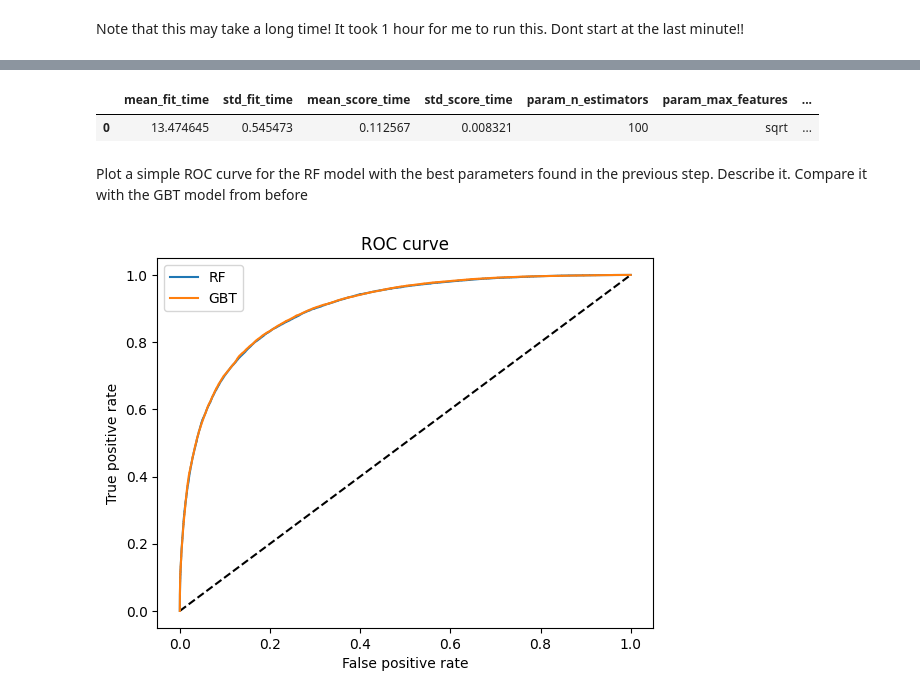
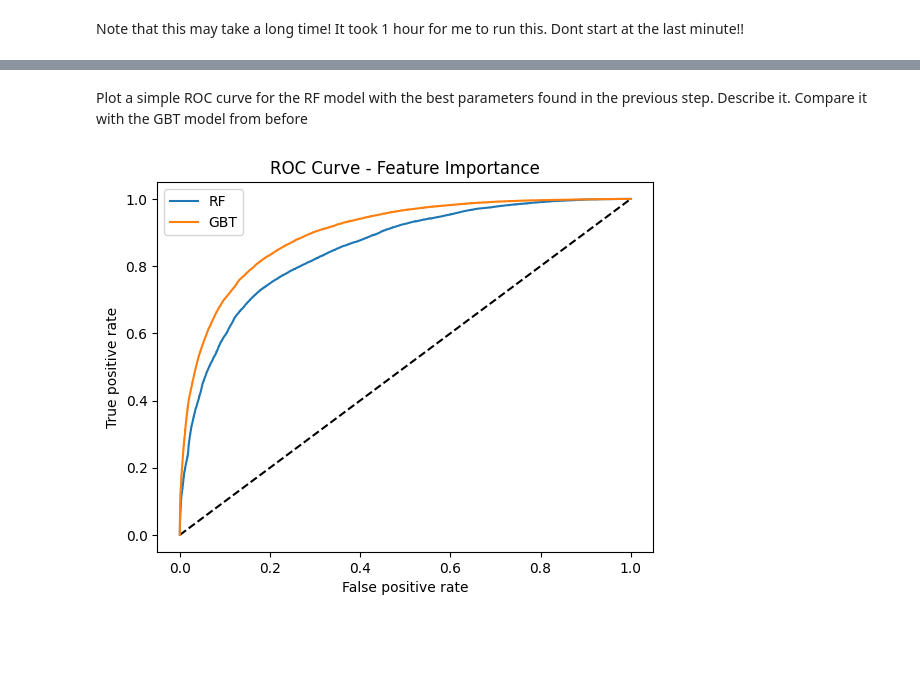
Before and after one commit to TJTomas/DSPS_TTomaszewski, a Jupyter notebook: HW8/Tomaszewski_higgsbosonSearch.ipynb, the cells around one changed output, grey strips where cells are left out. Cells and saved outputs as stored; diff of their text form; code cells hidden in the pictures; blank space fills up the shorter version.

```diff
--- a/HW8/Tomaszewski_higgsbosonSearch.ipynb
+++ b/HW8/Tomaszewski_higgsbosonSearch.ipynb
@@ -276,9 +275,9 @@ Parameters currently in use:
 {'bootstrap': True, 'ccp_alpha': 0.0, 'class_weight': None, 'criterion': 'gini', 'max_depth': None, 'max_features': 'sqrt', 'max_leaf_nodes': None, 'max_samples': None, 'min_impurity_decrease': 0.0, ' ...
 # %%
 #now control some hyperparameters
-rf = RandomForestClassifier(n_estimators=100, max_depth=10, random_state=0)
+rf_tree = RandomForestClassifier(n_estimators=100, max_depth=3, random_state=0)
 # %%
-gbt = GradientBoostingClassifier(n_estimators=100, max_depth=3, random_state=0)
+gbt_tree = GradientBoostingClassifier(n_estimators=100, max_depth=3, random_state=0)
 # %%
-rf.fit(train_x, train_y)
+rf_tree.fit(train_x, train_y)
 # %% [output]
@@ -286,5 +285,5 @@ RandomForestClassifier(max_depth=10, random_state=0)
 # %%
-gbt.fit(train_x, train_y)
+gbt_tree.fit(train_x, train_y)
 # %% [output]
 GradientBoostingClassifier(random_state=0)
 # %% [markdown]
@@ -585,27 +583,23 @@ Best score is 0.8324933333333333
 # %%
 df = pd.DataFrame(random_search.cv_results_) # this shows the result for the given parameters
-df
-# %% [output]
-|  | mean_fit_time | std_fit_time | mean_score_time | std_score_time | param_n_estimators | param_max_features | ... |
-| 0 | 13.474645 | 0.545473 | 0.112567 | 0.008321 | 100 | sqrt | ... |
 # %% [markdown]
 Plot a simple  ROC curve for the RF model with the best parameters found in the previous step. Describe it. Compare it with the GBT model from before
 # %%
 # The random forest model by itself
-y_pred_grd_rfcat = rf.predict_proba(test_x)[:, 1]
-y_pred_grd_gbtcat = gbt.predict_proba(test_x)[:, 1]
+y_pred_grd_rfcat = rf_tree.predict_proba(test_x)[:, 1]
+y_pred_grd_gbtcat = gbt_tree.predict_proba(test_x)[:, 1]
 
 fpr_rf, tpr_rf, _ = roc_curve(test_y.values.reshape(-1, 1).flatten()=="s", y_pred_grd_rfcat)
 fpr_gbt, tpr_gbt, _ = roc_curve(test_y.values.reshape(-1, 1).flatten()=="s", y_pred_grd_gbtcat)
 
 plt.figure(1)
 plt.plot([0, 1], [0, 1], 'k--')
 plt.plot(fpr_rf, tpr_rf, label='RF')
 plt.plot(fpr_gbt, tpr_gbt, label='GBT')
 plt.xlabel('False positive rate')
 plt.ylabel('True positive rate')
-plt.title('ROC curve')
+plt.title('ROC Curve - Feature Importance')
 plt.legend(loc='best')
 plt.show()
 # %% [output]
-[figure, old version]
+[figure, new version]
```
Also changed, not shown: parts of 33 cells of this notebook.
